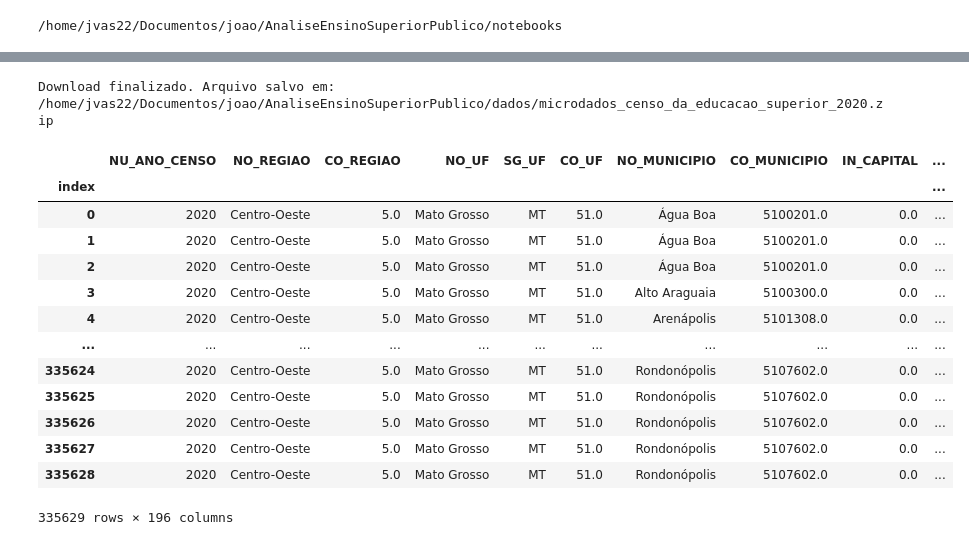
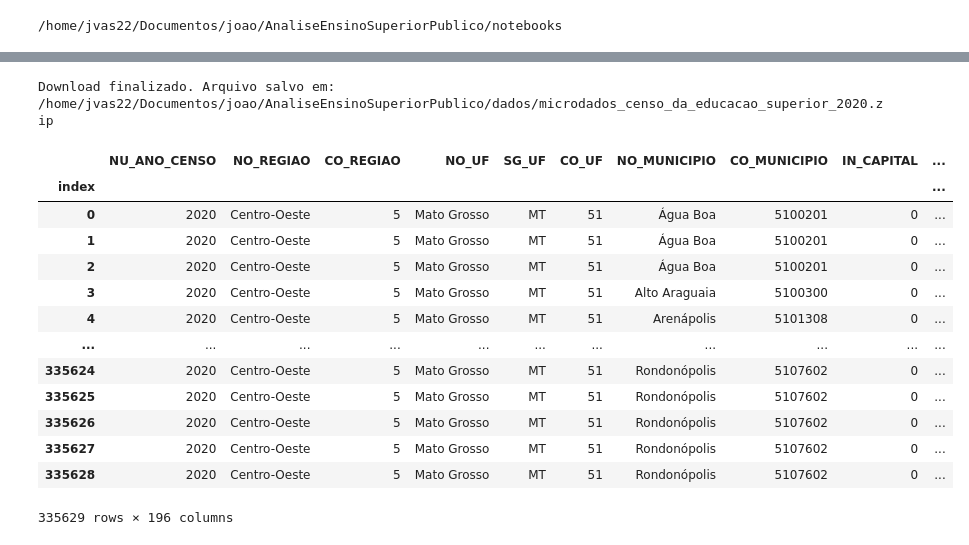
Before and after one commit to jvttr/AnaliseEnsinoSuperiorPublico, a Jupyter notebook: notebooks/analise.ipynb, the cells around one changed output, grey strips where cells are left out. Saved outputs shown, nothing was run; the diff lists cells and outputs as text; code cells hidden in the pictures.

```diff
--- a/notebooks/analise.ipynb
+++ b/notebooks/analise.ipynb
@@ -78,33 +70,22 @@ class Dados():
-# %%
-notificacao_schema = pd.read_csv(join(root,'systems','information_schema.csv'))
-notificacao_schema = notificacao_schema.loc[notificacao_schema['notifica']==1]
-
-self.schema = notificacao_schema
-self.tables = dict([(Path(x).stem,pd.read_csv(join(tables_path,x))) for x in glob(join(tables_path,"*.csv"))])
-self.cols = dict(notificacao_schema.loc[notificacao_schema['sim'].notna(),['sim','column']].values)
-self.fillna = dict(notificacao_schema.loc[(notificacao_schema['sim'].notna()) & (notificacao_schema['fillna'].notna()),['sim','fillna']].values)
-self.dtypes = dict(notificacao_schema.loc[notificacao_schema['sim'].notna(),['sim','dtypes']].values)
-self.sim_parser = dict([[column,eval(sim_parser)] for column, sim_parser in notificacao_schema.loc[(notificacao_schema['sim_parser'].notna()),['sim','sim_parser']].values])
-self.converters = dict([[column,eval(converters)] for column, converters in notificacao_schema.loc[(notificacao_schema['converters'].notna()),['sim','converters']].values])
-
-
-Dados.baixarDados("https://download.inep.gov.br/microdados/microdados_censo_da_educacao_superior_2020.zip")
-dados = Dados.leituraDados("MICRODADOS_CADASTRO_CURSOS_2020.CSV")
-#Dados.agrupaDados(dados)
-dados
-# %% [output]
-Download finalizado. Arquivo salvo em: /home/jvas22/Documentos/joao/AnaliseEnsinoSuperiorPublico/dados/microdados_censo_da_educacao_superior_2020.zip
-|  | NU_ANO_CENSO | NO_REGIAO | CO_REGIAO | NO_UF | SG_UF | CO_UF | NO_MUNICIPIO | CO_MUNICIPIO | IN_CAPITAL | ... |
-| index |  |  |  |  |  |  |  |  |  | ... |
-| 0 | 2020 | Centro-Oeste | 5.0 | Mato Grosso | MT | 51.0 | Água Boa | 5100201.0 | 0.0 | ... |
-| 1 | 2020 | Centro-Oeste | 5.0 | Mato Grosso | MT | 51.0 | Água Boa | 5100201.0 | 0.0 | ... |
-| 2 | 2020 | Centro-Oeste | 5.0 | Mato Grosso | MT | 51.0 | Água Boa | 5100201.0 | 0.0 | ... |
-| 3 | 2020 | Centro-Oeste | 5.0 | Mato Grosso | MT | 51.0 | Alto Araguaia | 5100300.0 | 0.0 | ... |
-| 4 | 2020 | Centro-Oeste | 5.0 | Mato Grosso | MT | 51.0 | Arenápolis | 5101308.0 | 0.0 | ... |
-| ... | ... | ... | ... | ... | ... | ... | ... | ... | ... | ... |
-| 335624 | 2020 | Centro-Oeste | 5.0 | Mato Grosso | MT | 51.0 | Rondonópolis | 5107602.0 | 0.0 | ... |
-| 335625 | 2020 | Centro-Oeste | 5.0 | Mato Grosso | MT | 51.0 | Rondonópolis | 5107602.0 | 0.0 | ... |
-| 335626 | 2020 | Centro-Oeste | 5.0 | Mato Grosso | MT | 51.0 | Rondonópolis | 5107602.0 | 0.0 | ... |
-| 335627 | 2020 | Centro-Oeste | 5.0 | Mato Grosso | MT | 51.0 | Rondonópolis | 5107602.0 | 0.0 | ... |
-| 335628 | 2020 | Centro-Oeste | 5.0 | Mato Grosso | MT | 51.0 | Rondonópolis | 5107602.0 | 0.0 | ... |
-335629 rows × 196 columns
+# %%
+dados = Dados()
+dados.baixaDados("https://download.inep.gov.br/microdados/microdados_censo_da_educacao_superior_2020.zip")
+dados.importaDados("MICRODADOS_CADASTRO_CURSOS_2020.CSV")
+dados.padronizaDados()
+dados.DataFrame
+# %% [output]
+Download finalizado. Arquivo salvo em: /home/jvas22/Documentos/joao/AnaliseEnsinoSuperiorPublico/dados/microdados_censo_da_educacao_superior_2020.zip
+|  | NU_ANO_CENSO | NO_REGIAO | CO_REGIAO | NO_UF | SG_UF | CO_UF | NO_MUNICIPIO | CO_MUNICIPIO | IN_CAPITAL | ... |
+| index |  |  |  |  |  |  |  |  |  | ... |
+| 0 | 2020 | Centro-Oeste | 5 | Mato Grosso | MT | 51 | Água Boa | 5100201 | 0 | ... |
+| 1 | 2020 | Centro-Oeste | 5 | Mato Grosso | MT | 51 | Água Boa | 5100201 | 0 | ... |
+| 2 | 2020 | Centro-Oeste | 5 | Mato Grosso | MT | 51 | Água Boa | 5100201 | 0 | ... |
+| 3 | 2020 | Centro-Oeste | 5 | Mato Grosso | MT | 51 | Alto Araguaia | 5100300 | 0 | ... |
+| 4 | 2020 | Centro-Oeste | 5 | Mato Grosso | MT | 51 | Arenápolis | 5101308 | 0 | ... |
+| ... | ... | ... | ... | ... | ... | ... | ... | ... | ... | ... |
+| 335624 | 2020 | Centro-Oeste | 5 | Mato Grosso | MT | 51 | Rondonópolis | 5107602 | 0 | ... |
+| 335625 | 2020 | Centro-Oeste | 5 | Mato Grosso | MT | 51 | Rondonópolis | 5107602 | 0 | ... |
+| 335626 | 2020 | Centro-Oeste | 5 | Mato Grosso | MT | 51 | Rondonópolis | 5107602 | 0 | ... |
+| 335627 | 2020 | Centro-Oeste | 5 | Mato Grosso | MT | 51 | Rondonópolis | 5107602 | 0 | ... |
+| 335628 | 2020 | Centro-Oeste | 5 | Mato Grosso | MT | 51 | Rondonópolis | 5107602 | 0 | ... |
+335629 rows × 196 columns
```
Also changed, not shown: parts of 1 cell of this notebook, 2 other files.
